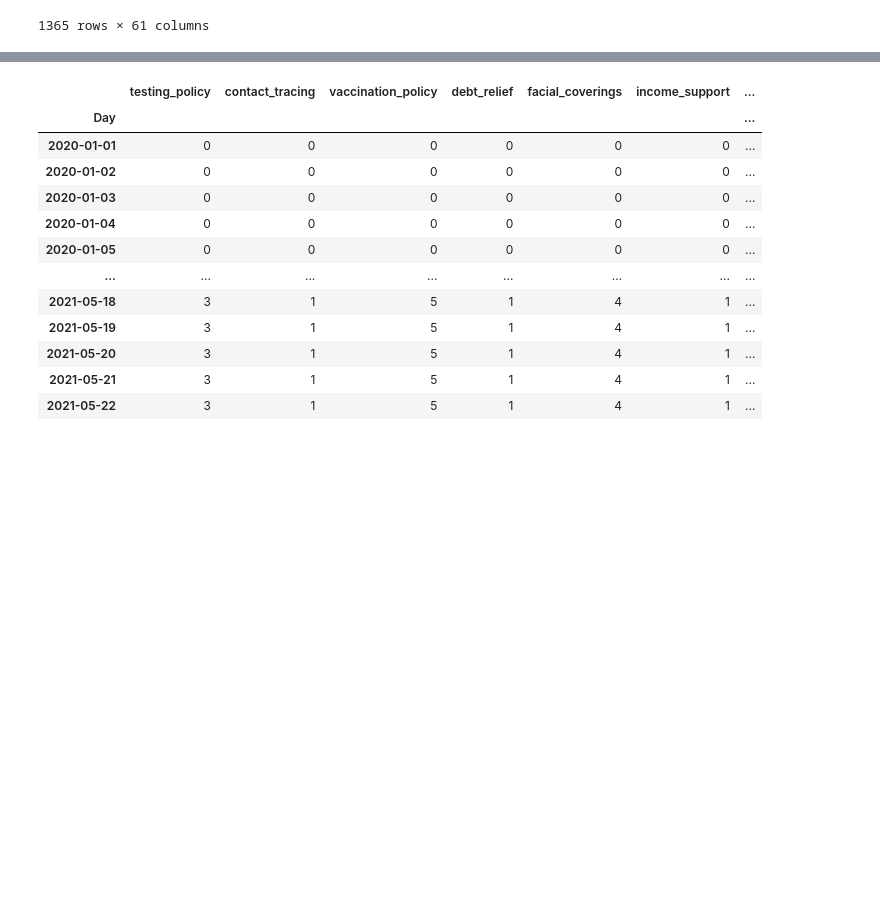
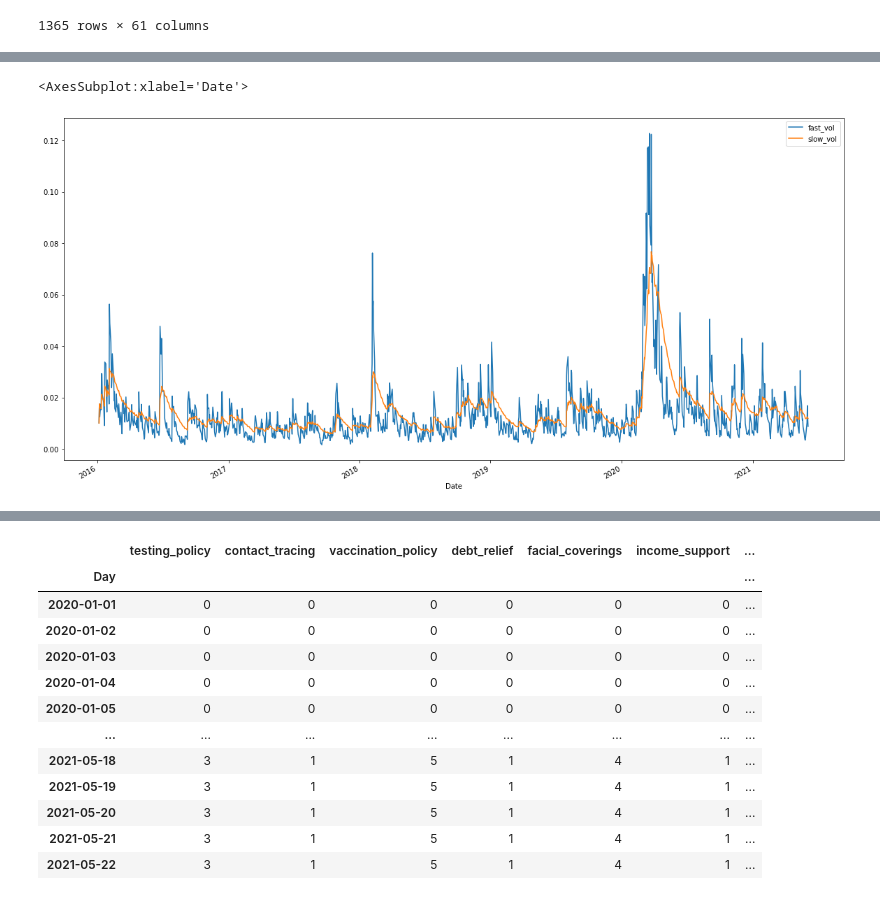
Before and after one commit to scolpan/etf_ml, a Jupyter notebook: InitialETF.ipynb, the cells around one changed output, grey strips where cells are left out. Saved outputs shown, nothing was run; the diff lists cells and outputs as text; code cells hidden in the pictures; blank space fills up the shorter version.

```diff
--- a/InitialETF.ipynb
+++ b/InitialETF.ipynb
@@ -78,0 +146,17 @@ cumulative_returns = (1+etf_returns).cumprod()
+# %%
+### Construct Exponential Moving Average of Daily Return Volatility (Trading Signal, Feature Two)
+
+# Set short and long volatility windows
+short_vol_window = 1
+long_vol_window = 10
+
+# Construct a `Fast` and `Slow` Exponential Moving Average from short and long windows, respectively
+sig_df['fast_vol'] = sig_df['daily_return'].ewm(halflife=short_vol_window).std()
+sig_df['slow_vol'] = sig_df['daily_return'].ewm(halflife=long_vol_window).std()
+
+# Construct a crossover trading signal
+sig_df['vol_trend_long'] = np.where(sig_df['fast_vol'] < sig_df['slow_vol'], 1.0, 0.0)
+sig_df['vol_trend_short'] = np.where(sig_df['fast_vol'] > sig_df['slow_vol'], -1.0, 0.0)
+sig_df['vol_trend_signal'] = sig_df['vol_trend_long'] + sig_df['vol_trend_short']
+
+sig_df
@@ -78,0 +178,6 @@ cumulative_returns = (1+etf_returns).cumprod()
+# %%
+### Plot Exponential Moving Average of Daily Return Volatility
+sig_df[['fast_vol', 'slow_vol']].plot(figsize=(20,10))
+# %% [output]
+<AxesSubplot:xlabel='Date'>
+[figure, added]
```
Also changed, not shown: parts of 31 cells of this notebook.
